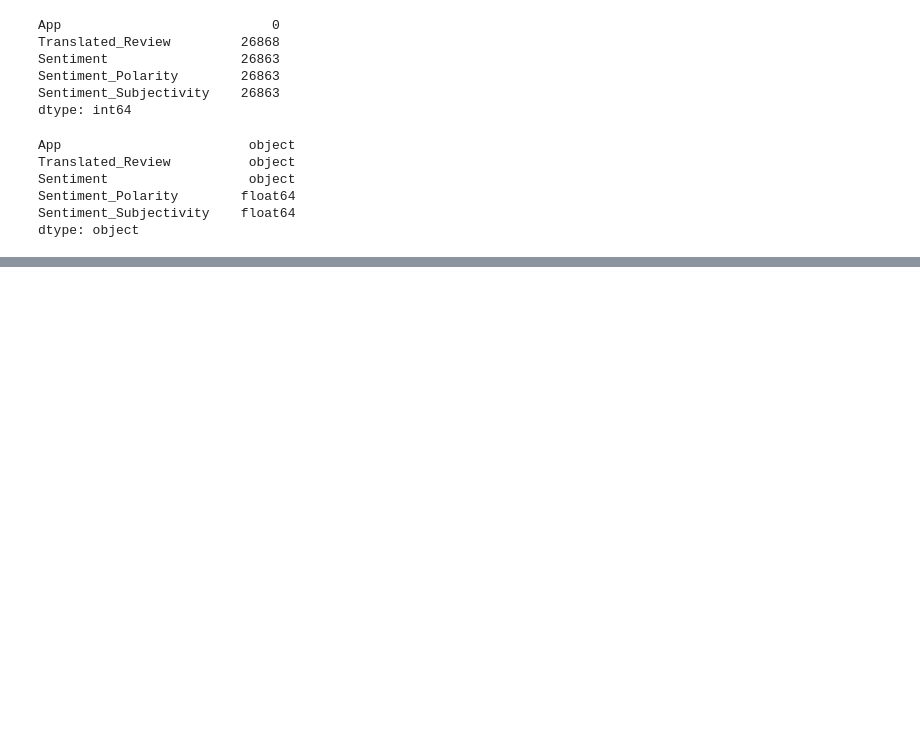
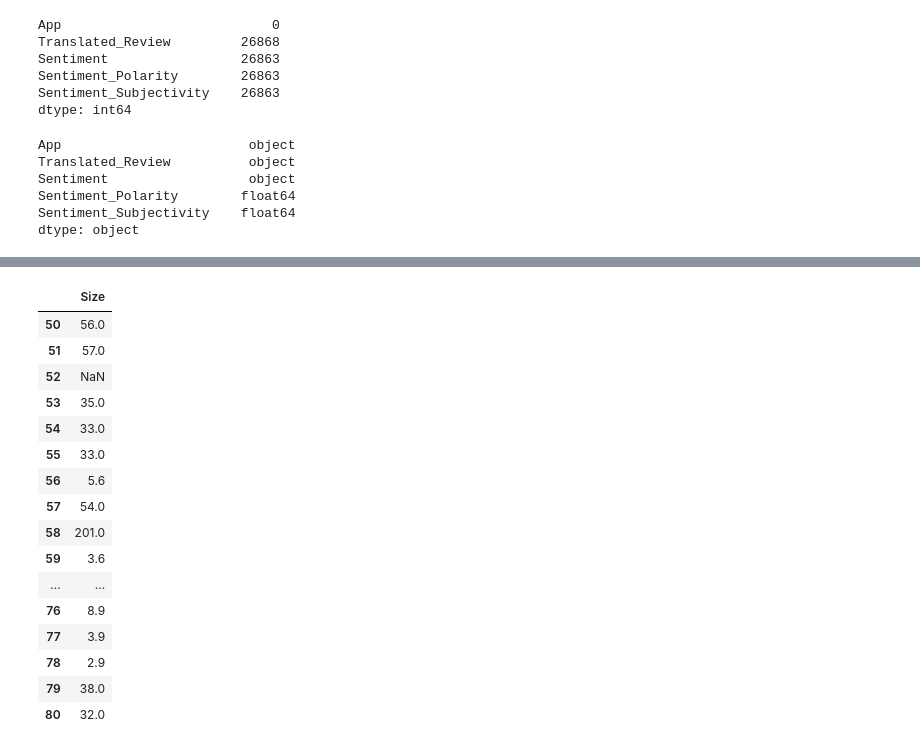
Before and after one commit to DeepakSingh1992/EDA-PROJECT, a Jupyter notebook: Deepak_Singh_EDA_of_Play_Store_App_Review_Analysis_Capstone_Project.ipynb, the cells around one changed output, grey strips where cells are left out. Cells and saved outputs as stored; diff of their text form; code cells hidden in the pictures; blank space fills up the shorter version.

```diff
--- a/Deepak_Singh_EDA_of_Play_Store_App_Review_Analysis_Capstone_Project.ipynb
+++ b/Deepak_Singh_EDA_of_Play_Store_App_Review_Analysis_Capstone_Project.ipynb
@@ -271,0 +426,21 @@ dtype: object
+# %%
+# Noticing that the string values is now converted into NaN values :-
+df.loc[50:80,["Size"]]
+# %% [output]
+|  | Size |
+| 50 | 56.0 |
+| 51 | 57.0 |
+| 52 | NaN |
+| 53 | 35.0 |
+| 54 | 33.0 |
+| 55 | 33.0 |
+| 56 | 5.6 |
+| 57 | 54.0 |
+| 58 | 201.0 |
+| 59 | 3.6 |
+| ... | ... |
+| 76 | 8.9 |
+| 77 | 3.9 |
+| 78 | 2.9 |
+| 79 | 38.0 |
+| 80 | 32.0 |
```
Also changed, not shown: parts of 50 cells of this notebook.
